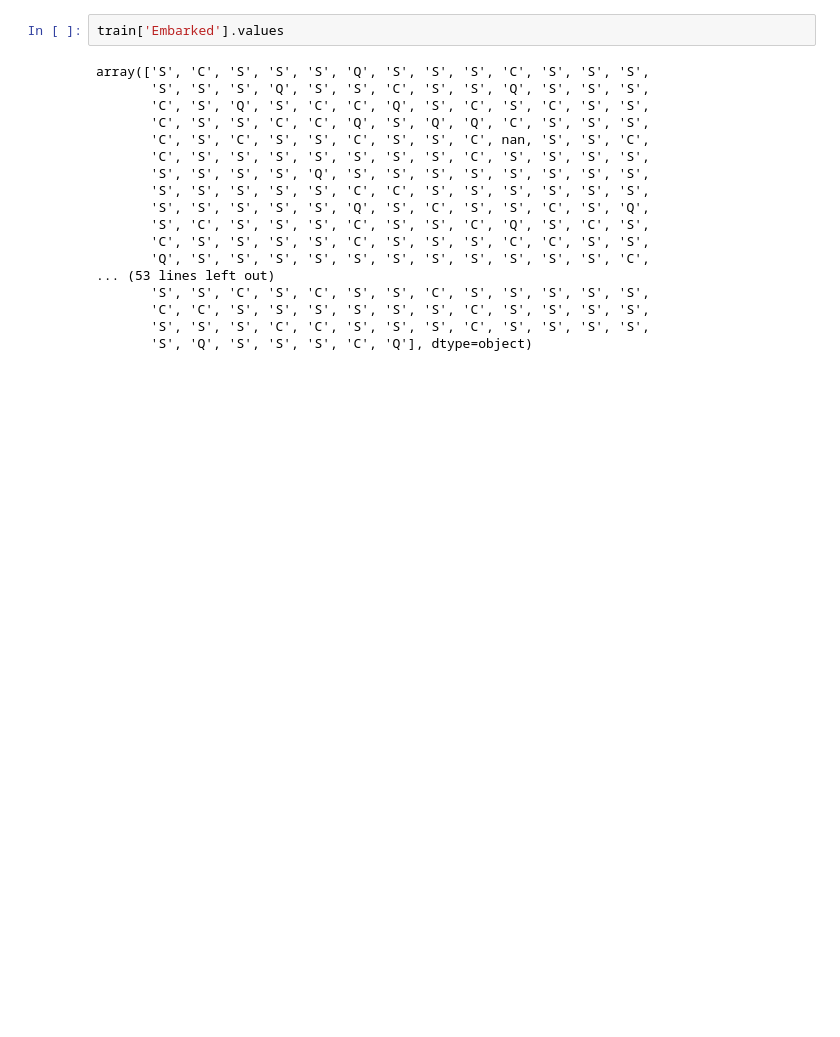
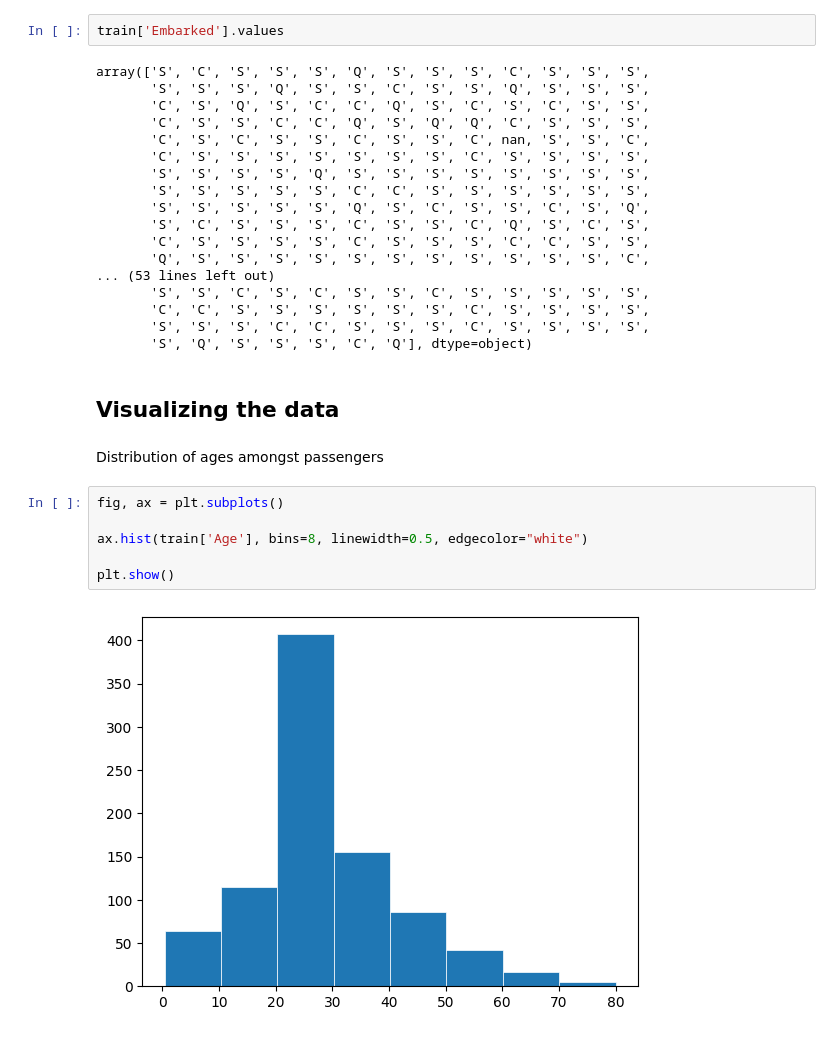
Before and after one commit to hashtag-squirrel/titanic-capstone-project, a Jupyter notebook: data_exploration.ipynb, the cells around one changed output. Drawn from its saved outputs; the diff is of its cells as text; blank space fills up the shorter version.

Commit message:
Adding visualization of data

```diff
--- a/data_exploration.ipynb
+++ b/data_exploration.ipynb
@@ -226,3 +260,15 @@ array(['S', 'C', 'S', 'S', 'S', 'Q', 'S', 'S', 'S', 'C', 'S', 'S', 'S',
        'C', 'C', 'S', 'S', 'S', 'S', 'S', 'S', 'C', 'S', 'S', 'S', 'S',
        'S', 'S', 'S', 'C', 'C', 'S', 'S', 'S', 'C', 'S', 'S', 'S', 'S',
        'S', 'Q', 'S', 'S', 'S', 'C', 'Q'], dtype=object)
+# %% [markdown]
+## Visualizing the data
+# %% [markdown]
+Distribution of ages amongst passengers
+# %%
+fig, ax = plt.subplots()
+
+ax.hist(train['Age'], bins=8, linewidth=0.5, edgecolor="white")
+
+plt.show()
+# %% [output]
+[figure, added]
```
Also changed, not shown: parts of 8 cells of this notebook.
